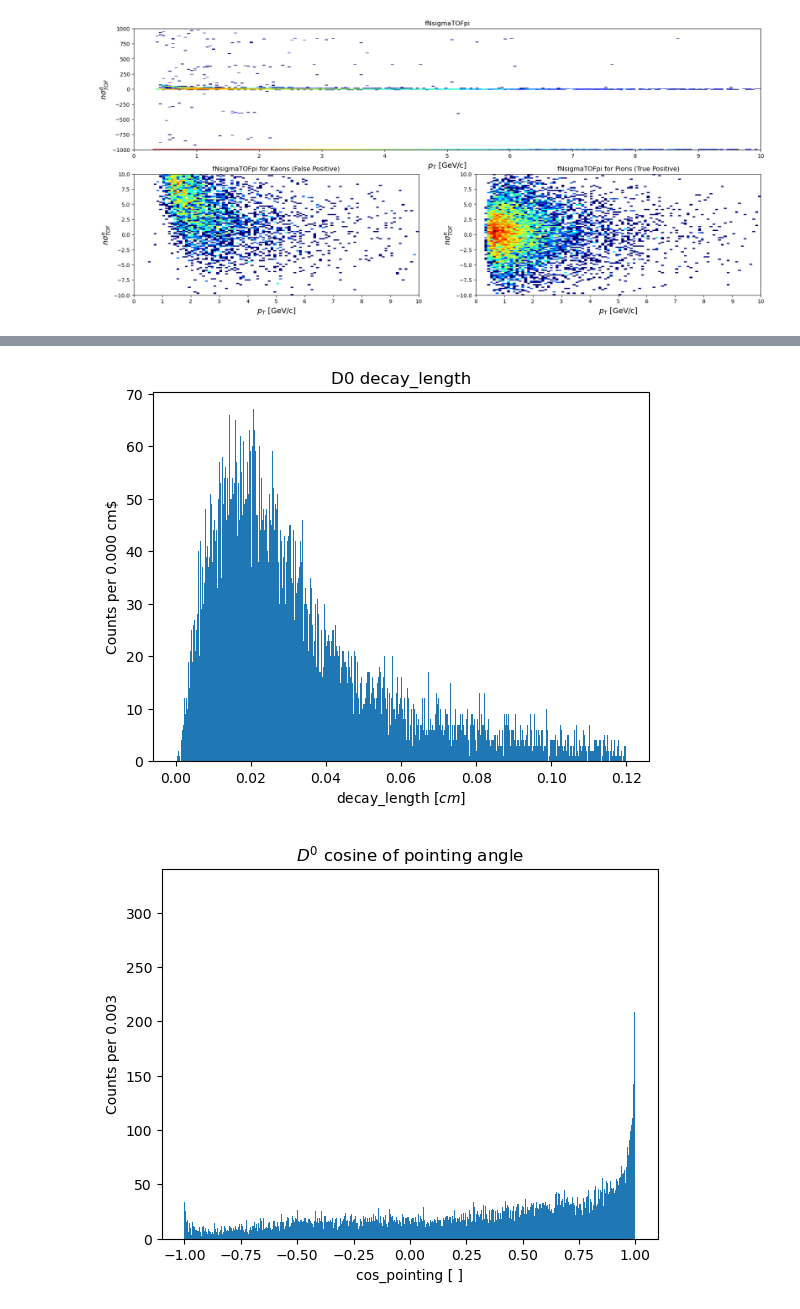
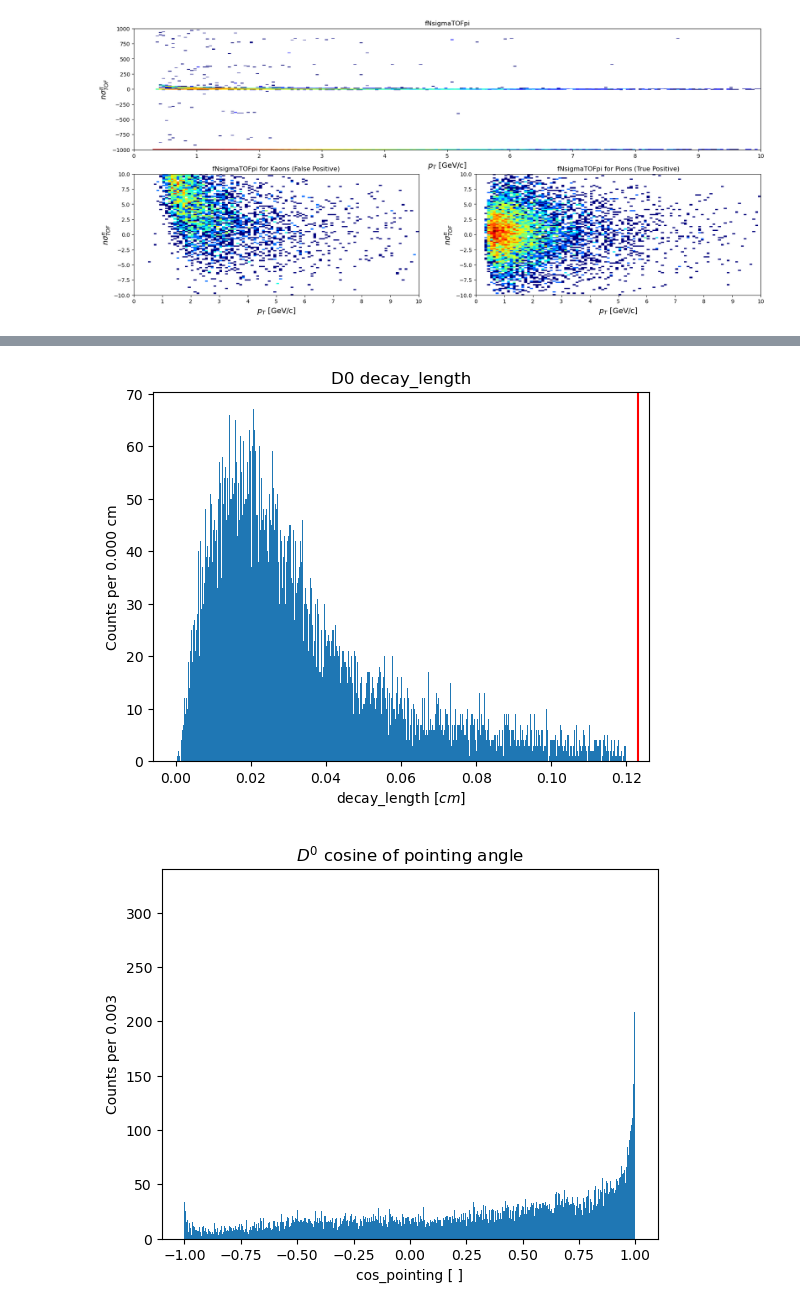
Before and after one commit to LeoPi314/LCPB_Project, a Jupyter notebook: MC_Analysis_D0.ipynb, the cells around one changed output, grey strips where cells are left out. Drawn from its saved outputs; the diff is of its cells as text; code cells hidden in the pictures.

```diff
--- a/MC_Analysis_D0.ipynb
+++ b/MC_Analysis_D0.ipynb
@@ -913,13 +928,14 @@ plt.show()
 # %%
 MIN_dl, MAX_dl = 0, 0.12
 N_BINS = 800
 plt.hist(final_results["decay_length"], bins=N_BINS, range=(MIN_dl, MAX_dl))
 plt.xlabel("decay_length $[cm]$")
-plt.ylabel(f"Counts per {((MAX_dl - MIN_dl)/N_BINS):.3f} cm$")
+plt.ylabel(f"Counts per {((MAX_dl - MIN_dl)/N_BINS):.3f} cm")
+plt.axvline(x=1.23*10e-02, color="red")
 plt.title("D0 decay_length")
 plt.show()
 # %% [output]
-[figure, old version]
+[figure, new version]
 # %%
 MIN_cos, MAX_cos = -1, 1
 N_BINS = 800
```
Also changed, not shown: parts of 4 cells of this notebook.
